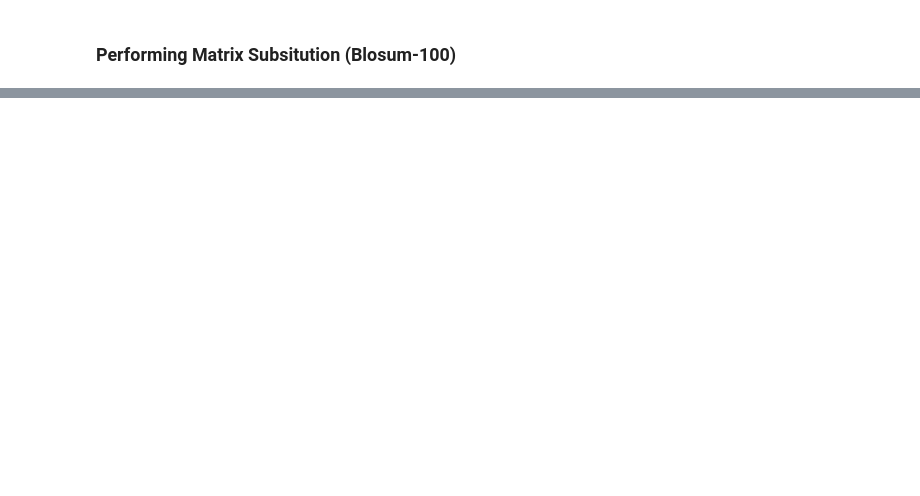
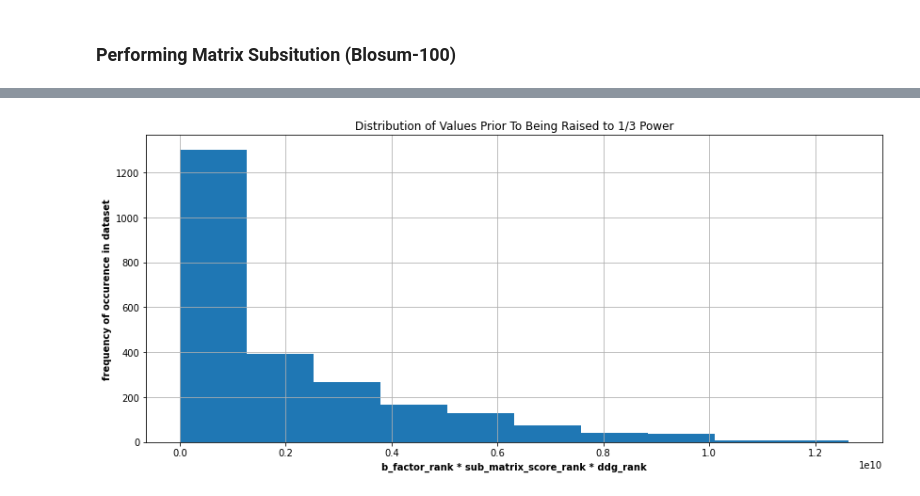
Before and after one commit to mattocanas/Novozyme-Stability-Prediction, a Jupyter notebook: Main.ipynb, the cells around one changed output, grey strips where cells are left out. Saved outputs shown, nothing was run; the diff lists cells and outputs as text; code cells hidden in the pictures; blank space fills up the shorter version.

```diff
--- a/Main.ipynb
+++ b/Main.ipynb
@@ -1332,0 +1353,7 @@ display(test_df)
+# %%
+# 5.6.2 – Normalize the matrix substitution score with adjusted sigmoid function
+SIGMOID_ADJUSTMENT_CONSTANT = 3
+def sigmoid_w_adjustment(x, adjustment_factor=3.0):
+    return 1-(1/(1+np.exp(-x/adjustment_factor)))
+test_df['sub_matrix_score_normalized'] = test_df['sub_matrix_score'].apply(lambda x: sigmoid_w_adjustment(x, SIGMOID_ADJUSTMENT_CONSTANT))
+test_df['b_factor_matrix_score_adjusted'] = test_df['b_factor']*test_df['sub_matrix_score_normalized']
@@ -1332,0 +1400,8 @@ display(test_df)
+# %%
+from scipy import stats
+
+# 7.1 – Assign ranks to data, dealing with ties appropriately.
+test_df['ddg_rank'] = stats.rankdata(test_df['ddg'])
+test_df['sub_matrix_score_rank'] = stats.rankdata(test_df['sub_matrix_score'])
+test_df['b_factor_rank'] = stats.rankdata(-test_df['b_factor'])
+test_df['b_factor_matrix_score_adjusted_rank'] = stats.rankdata(-test_df['b_factor_matrix_score_adjusted'])
@@ -1332,0 +1451,17 @@ display(test_df)
+# %%
+# 8.1 – Identify the columns to be combined
+combo_cols = ['b_factor_rank', 'sub_matrix_score_rank', 'ddg_rank']
+# %%
+# 8.2 – Combine the columns by multiplying them together
+test_df["combined_val"] = test_df[combo_cols].apply(np.prod, axis=1)
+# %%
+# 8.3 – Plot the newly created column to see the distribution of values
+#       prior to any type of manipulation (i.e. raising to 1/3 power)
+plt.figure(figsize=(14,6))
+test_df["combined_val"].hist()
+plt.title("Distribution of Values Prior To Being Raised to 1/3 Power")
+plt.xlabel("b_factor_rank * sub_matrix_score_rank * ddg_rank", fontweight="bold")
+plt.ylabel("frequency of occurence in dataset", fontweight="bold")
+plt.show()
+# %% [output]
+[figure, added]
```
Also changed, not shown: parts of 19 cells of this notebook.
